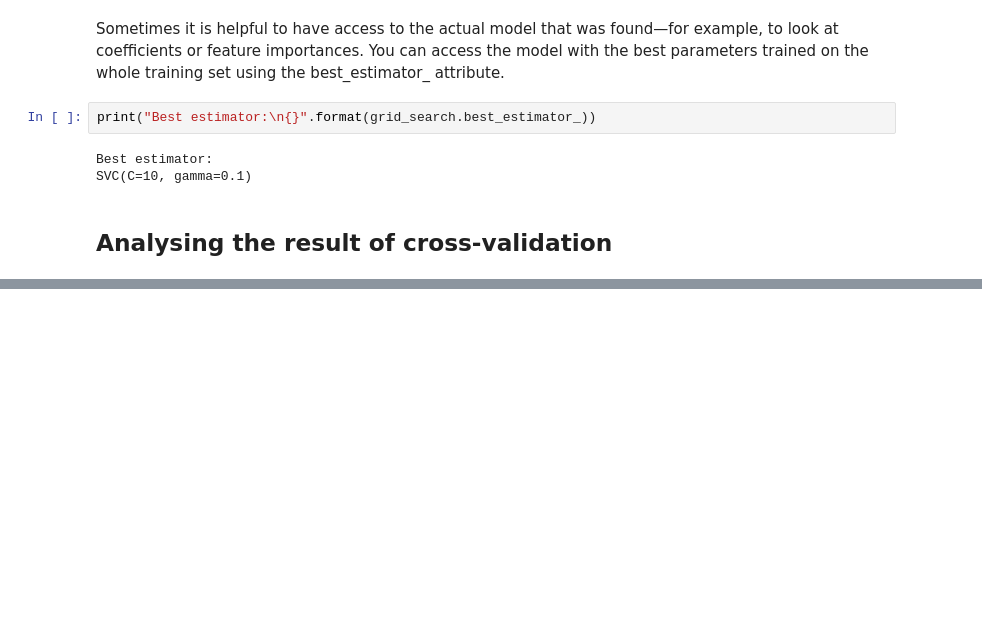
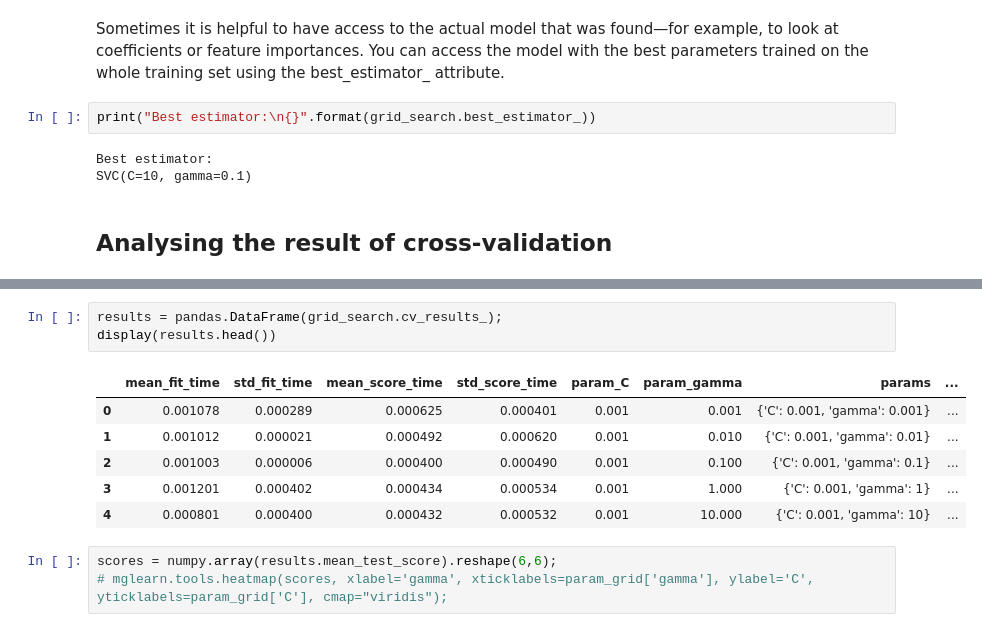
Before and after one commit to WilcoJohn/Progress-ML, a Jupyter notebook: CHP5-ModelEvaluation&Improvement/5.2GridSearch.ipynb, the cells around one changed output, grey strips where cells are left out. Saved outputs shown, nothing was run; the diff lists cells and outputs as text; blank space fills up the shorter version.

```diff
--- a/CHP5-ModelEvaluation&Improvement/5.2GridSearch.ipynb
+++ b/CHP5-ModelEvaluation&Improvement/5.2GridSearch.ipynb
@@ -199,0 +224,13 @@ SVC(C=10, gamma=0.1)
+# %%
+results = pandas.DataFrame(grid_search.cv_results_);
+display(results.head())
+# %% [output]
+|  | mean_fit_time | std_fit_time | mean_score_time | std_score_time | param_C | param_gamma | params | ... |
+| 0 | 0.001078 | 0.000289 | 0.000625 | 0.000401 | 0.001 | 0.001 | {'C': 0.001, 'gamma': 0.001} | ... |
+| 1 | 0.001012 | 0.000021 | 0.000492 | 0.000620 | 0.001 | 0.010 | {'C': 0.001, 'gamma': 0.01} | ... |
+| 2 | 0.001003 | 0.000006 | 0.000400 | 0.000490 | 0.001 | 0.100 | {'C': 0.001, 'gamma': 0.1} | ... |
+| 3 | 0.001201 | 0.000402 | 0.000434 | 0.000534 | 0.001 | 1.000 | {'C': 0.001, 'gamma': 1} | ... |
+| 4 | 0.000801 | 0.000400 | 0.000432 | 0.000532 | 0.001 | 10.000 | {'C': 0.001, 'gamma': 10} | ... |
+# %%
+scores = numpy.array(results.mean_test_score).reshape(6,6);
+# mglearn.tools.heatmap(scores, xlabel='gamma', xticklabels=param_grid['gamma'], ylabel='C', yticklabels=param_grid['C'], cmap="viridis");
```
Also changed, not shown: parts of 7 cells of this notebook.
